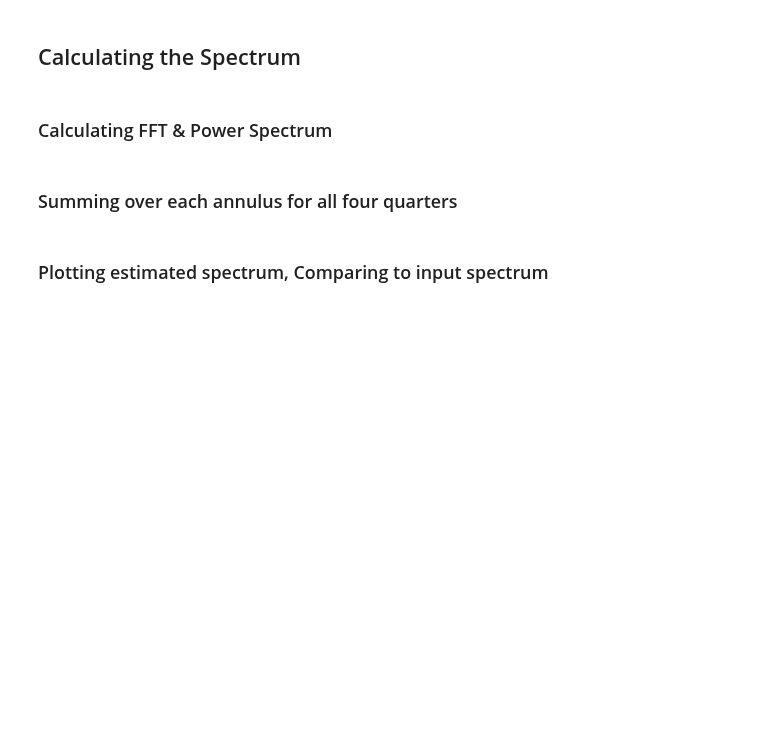
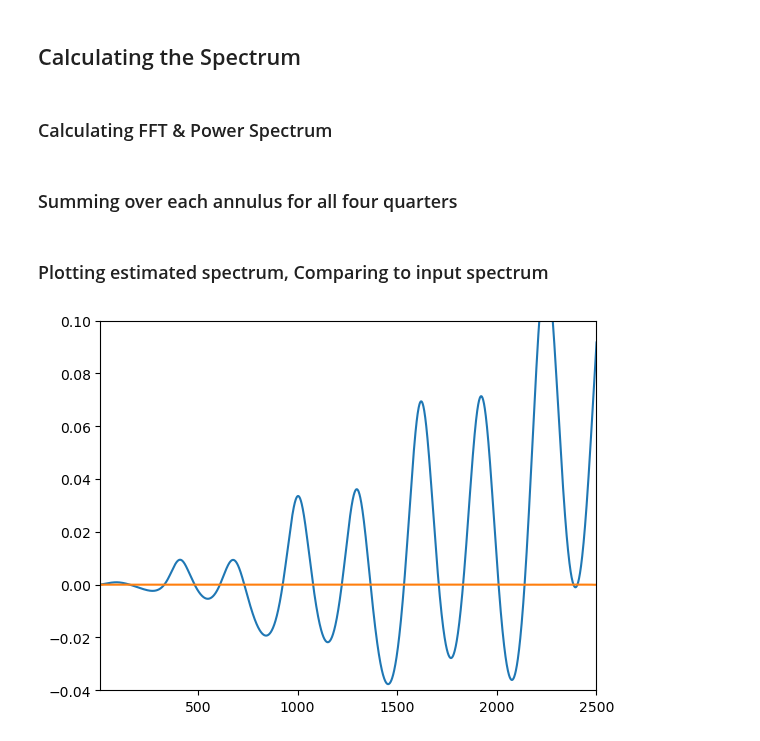
Before and after one commit to deepskies/DeepCMBsim, a Jupyter notebook: legacy/Unlensed Temperature Maps.ipynb, the cells around one changed output. Saved outputs shown, nothing was run; the diff lists cells and outputs as text; code cells hidden in the pictures; blank space fills up the shorter version.

```diff
--- a/legacy/Unlensed Temperature Maps.ipynb
+++ b/legacy/Unlensed Temperature Maps.ipynb
@@ -207,0 +210,5 @@ fcs.plot_spectra(l_mode_list, spectra, "Input vs. Estimated Temperature Spectrum
+# %%
+camb_lens = np.loadtxt("/Users/sammcd/Desktop/test_camb_save", unpack=True)
+camb_no_lens = np.loadtxt("/Users/sammcd/Desktop/test_camb_save_NOLENS", unpack=True)
+camb_accBB = np.loadtxt("/Users/sammcd/Desktop/test_camb_save_ACCURATEBB", unpack=True)
+camb_inaccBB = np.loadtxt("/Users/sammcd/Desktop/test_camb_save_INACCURATEBB", unpack=True)
@@ -207,0 +218,11 @@ fcs.plot_spectra(l_mode_list, spectra, "Input vs. Estimated Temperature Spectrum
+# %%
+plt.plot(camb_lens[0] , camb_lens[1]/camb_no_lens[1,:len(camb_lens[0])] -1)
+plt.plot(camb_lens[0] , camb_lens[1]/camb_accBB[1] -1)
+
+# plt.yscale('log')
+# plt.xscale('log')
+plt.xlim(10,2500)
+plt.ylim(-.04, .1)
+plt.show()
+# %% [output]
+[figure, added]
```
Also changed, not shown: parts of 3 cells of this notebook, 2 other files.
